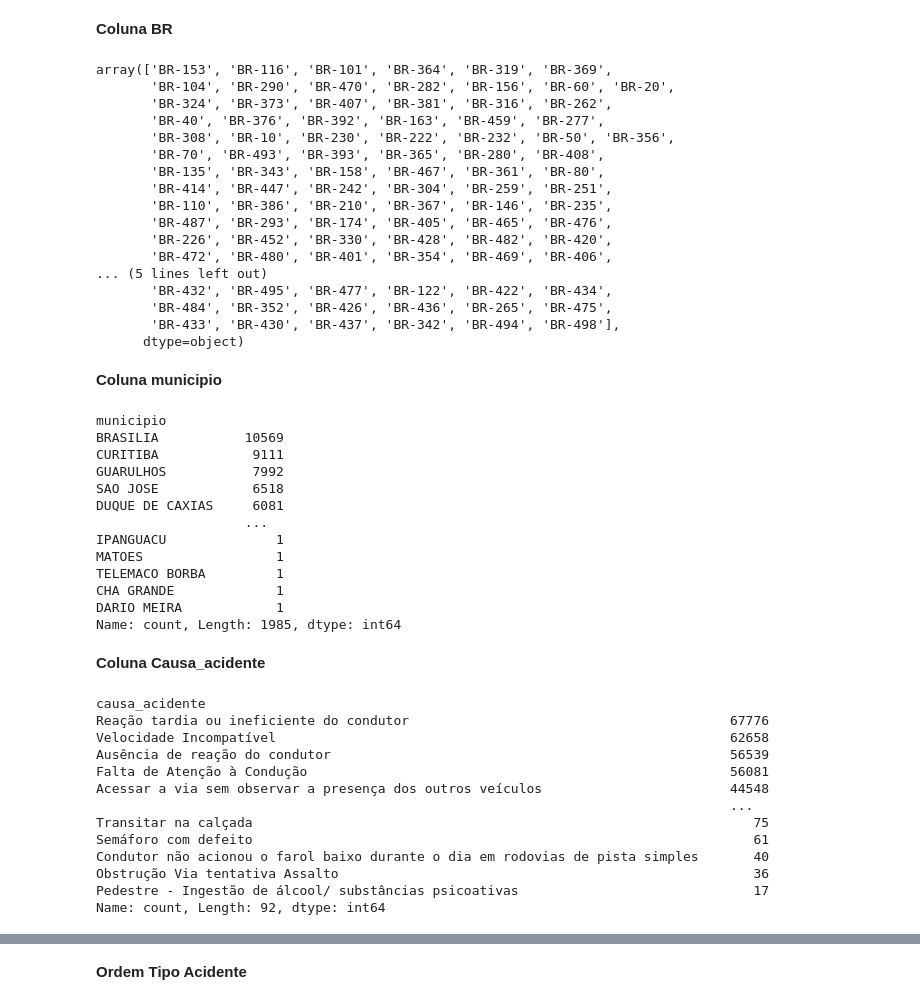
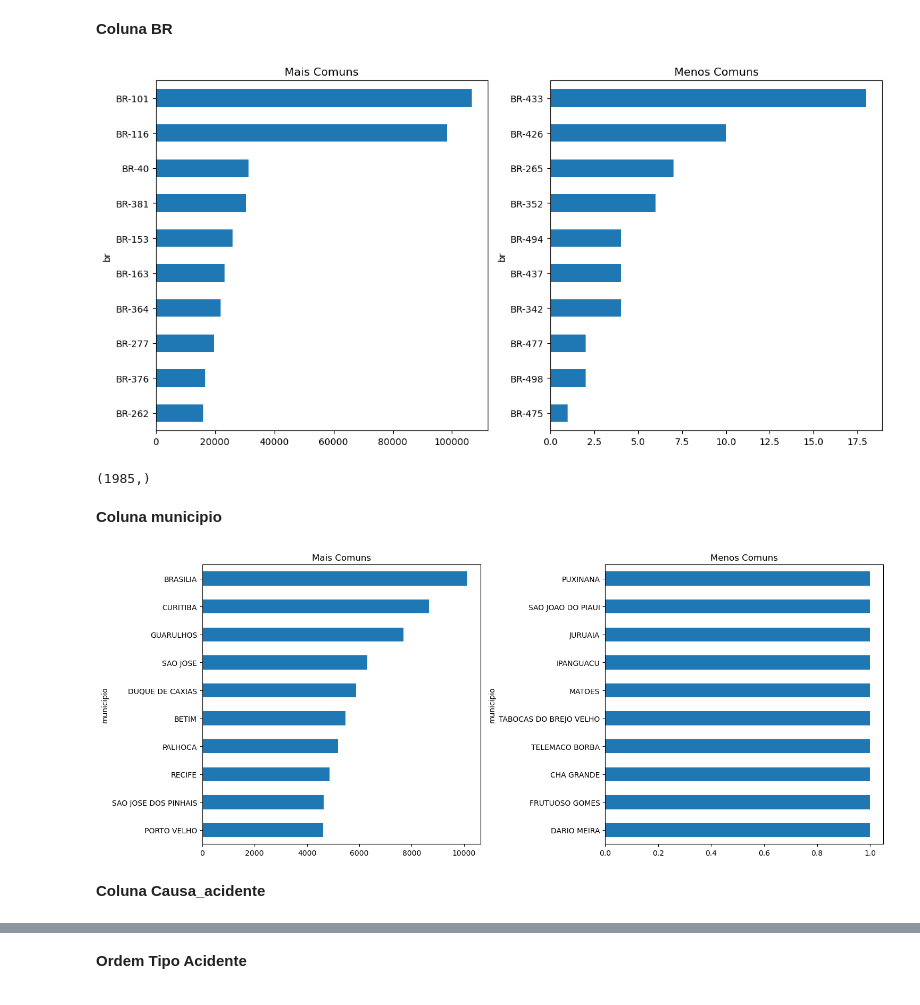
Before and after one commit to saulo-duarte/Data-Cleaning, a Jupyter notebook: Limpeza_Dados.ipynb, the cells around one changed output, grey strips where cells are left out. Saved outputs shown, nothing was run; the diff lists cells and outputs as text; code cells hidden in the pictures.

Commit message:
Adiciona mais gráficos

```diff
--- a/Limpeza_Dados.ipynb
+++ b/Limpeza_Dados.ipynb
@@ -715,59 +702,39 @@ df['dia_semana'] = df['dia_semana'].astype(str)
 # Convertendo para string
 
 df['br'] = 'BR-' + df['br'].astype(int).astype(str)
+# %%
+fig, axs = plt.subplots(1, 2, figsize=(12, 6))
+
+df['br'].value_counts(ascending=True)[df["br"].unique().shape[0] - 10:].plot(kind="barh", ax=axs[0])
+axs[0].set_title('Mais Comuns')
+
+# Gráfico dos últimos 10 registros
+df['br'].value_counts(ascending=True)[:10].plot(kind="barh", ax=axs[1])
+axs[1].set_title('Menos Comuns')
+
+plt.tight_layout()
+plt.show()
+# %% [output]
+[figure, added]
 # %%
-df['br'].unique()
+df["municipio"].unique().shape[0]
 # %% [output]
-array(['BR-153', 'BR-116', 'BR-101', 'BR-364', 'BR-319', 'BR-369',
-       'BR-104', 'BR-290', 'BR-470', 'BR-282', 'BR-156', 'BR-60', 'BR-20',
-       'BR-324', 'BR-373', 'BR-407', 'BR-381', 'BR-316', 'BR-262',
-       'BR-40', 'BR-376', 'BR-392', 'BR-163', 'BR-459', 'BR-277',
-       'BR-308', 'BR-10', 'BR-230', 'BR-222', 'BR-232', 'BR-50', 'BR-356',
-       'BR-70', 'BR-493', 'BR-393', 'BR-365', 'BR-280', 'BR-408',
-       'BR-135', 'BR-343', 'BR-158', 'BR-467', 'BR-361', 'BR-80',
-       'BR-414', 'BR-447', 'BR-242', 'BR-304', 'BR-259', 'BR-251',
-       'BR-110', 'BR-386', 'BR-210', 'BR-367', 'BR-146', 'BR-235',
-       'BR-487', 'BR-293', 'BR-174', 'BR-405', 'BR-465', 'BR-476',
-       'BR-226', 'BR-452', 'BR-330', 'BR-428', 'BR-482', 'BR-420',
-       'BR-472', 'BR-480', 'BR-401', 'BR-354', 'BR-469', 'BR-406',
-... (5 lines left out)
-       'BR-432', 'BR-495', 'BR-477', 'BR-122', 'BR-422', 'BR-434',
-       'BR-484', 'BR-352', 'BR-426', 'BR-436', 'BR-265', 'BR-475',
-       'BR-433', 'BR-430', 'BR-437', 'BR-342', 'BR-494', 'BR-498'],
-      dtype=object)
+(1985,)
 # %% [markdown]
 **Coluna municipio**
-# %%
-df['municipio'].value_counts()
-# %% [output]
-municipio
-BRASILIA           10569
-CURITIBA            9111
-GUARULHOS           7992
-SAO JOSE            6518
-DUQUE DE CAXIAS     6081
-                   ...
-IPANGUACU              1
-MATOES                 1
-TELEMACO BORBA         1
-CHA GRANDE             1
-DARIO MEIRA            1
-Name: count, Length: 1985, dtype: int64
+# %%
+fig, axs = plt.subplots(1, 2, figsize=(15, 6))
+
+df['municipio'].value_counts(ascending=True)[df["municipio"].unique().shape[0] - 10:].plot(kind="barh", ax=axs[0])
+axs[0].set_title('Mais Comuns')
+
+# Gráfico dos últimos 10 registros
+df['municipio'].value_counts(ascending=True)[:10].plot(kind="barh", ax=axs[1])
+axs[1].set_title('Menos Comuns')
+
+plt.tight_layout()
+plt.show()
+# %% [output]
+[figure, added]
 # %% [markdown]
 **Coluna Causa_acidente**
-# %%
-df['causa_acidente'].value_counts()
-# %% [output]
-causa_acidente
-Reação tardia ou ineficiente do condutor                                         67776
-Velocidade Incompatível                                                          62658
-Ausência de reação do condutor                                                   56539
-Falta de Atenção à Condução                                                      56081
-Acessar a via sem observar a presença dos outros veículos                        44548
-                                                                                 ...
-Transitar na calçada                                                                75
-Semáforo com defeito                                                                61
-Condutor não acionou o farol baixo durante o dia em rodovias de pista simples       40
-Obstrução Via tentativa Assalto                                                     36
-Pedestre - Ingestão de álcool/ substâncias psicoativas                              17
-Name: count, Length: 92, dtype: int64
```
Also changed, not shown: parts of 48 cells of this notebook.
